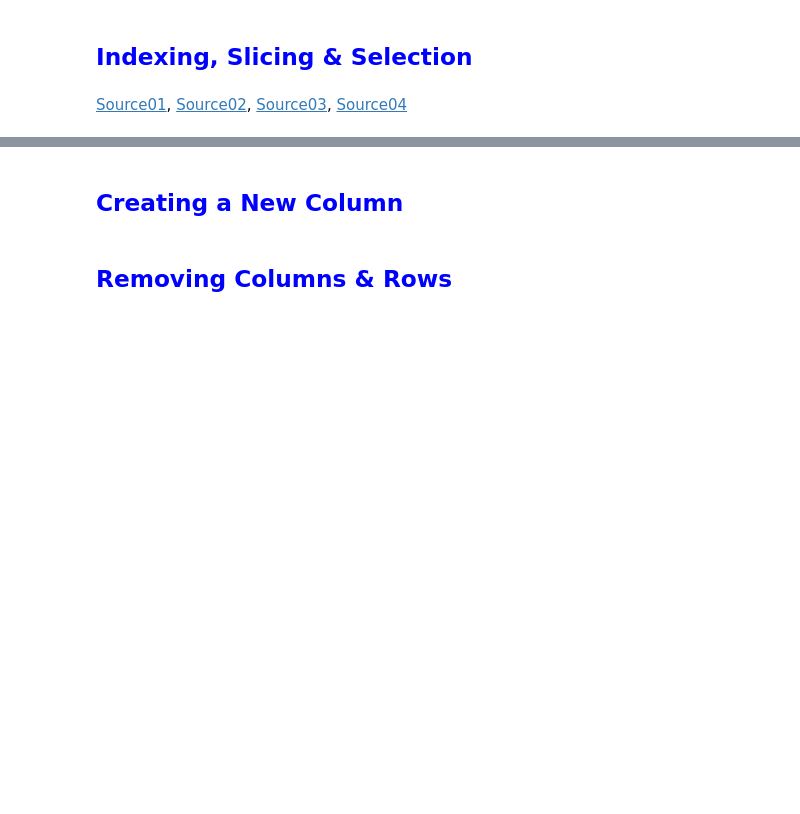
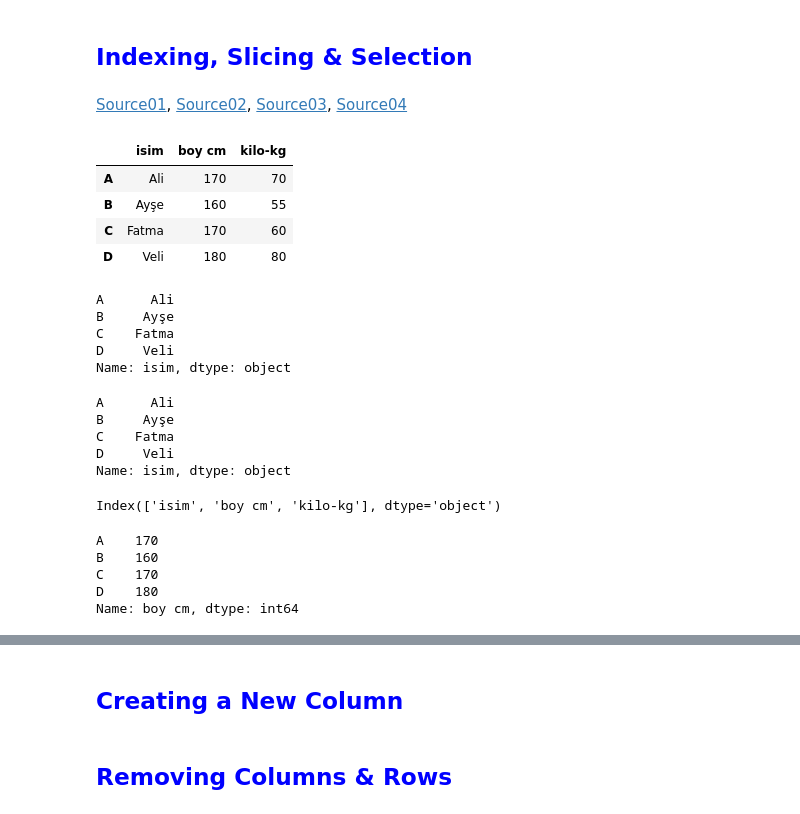
Before and after one commit to SerhanSubasi/B247-Pandas, a Jupyter notebook: Pandas_PreClass_2 (Series Methods & DataFrames) 15.03.24.ipynb, the cells around one changed output, grey strips where cells are left out. Drawn from its saved outputs; the diff is of its cells as text; code cells hidden in the pictures; blank space fills up the shorter version.

```diff
--- a/Pandas_PreClass_2 (Series Methods & DataFrames) 15.03.24.ipynb
+++ b/Pandas_PreClass_2 (Series Methods & DataFrames) 15.03.24.ipynb
@@ -182,3 +346,34 @@ DataFrame'leri harici depolamadan içe aktarabiliriz; SQL Veritabanı, CSV dosya
 [Source02](https://www.geeksforgeeks.org/slicing-indexing-manipulating-and-cleaning-pandas-dataframe/),
 [Source03](https://www.tutorialspoint.com/python_pandas/python_pandas_indexing_and_selecting_data.htm),
 [Source04](https://www.dataquest.io/blog/tutorial-indexing-dataframes-in-pandas/)
+# %%
+data={"isim":["Ali", "Ayşe", "Fatma", "Veli"], "boy cm":[170,160,170,180], "kilo-kg":[70, 55, 60, 80]}
+# %%
+df = pd.DataFrame(data, index = ["A", "B", "C", "D"])
+df
+# %% [output]
+|  | isim | boy cm | kilo-kg |
+| A | Ali | 170 | 70 |
+| B | Ayşe | 160 | 55 |
+| C | Fatma | 170 | 60 |
+| D | Veli | 180 | 80 |
+# %%
+df.isim #sütunlarını çağırmak istiyorsak sütun isimlerini yazabiliriz.
+# %% [output]
+A      Ali
+B     Ayşe
+C    Fatma
+D     Veli
+Name: isim, dtype: object
+# %%
+df["isim"] # bu şekilde de çağırabiliriz.
+# %% [output]
+A      Ali
+B     Ayşe
+C    Fatma
+D     Veli
+Name: isim, dtype: object
+# %%
+df.columns
+# %% [output]
+Index(['isim', 'boy cm', 'kilo-kg'], dtype='object')
@@ -184,0 +382,9 @@ DataFrame'leri harici depolamadan içe aktarabiliriz; SQL Veritabanı, CSV dosya
+# %%
+a = df["boy cm"] #dümdüz çağırırsak pandas Series olur tek boyutlu
+a
+# %% [output]
+A    170
+B    160
+C    170
+D    180
+Name: boy cm, dtype: int64
```
Also changed, not shown: parts of 32 cells of this notebook.
